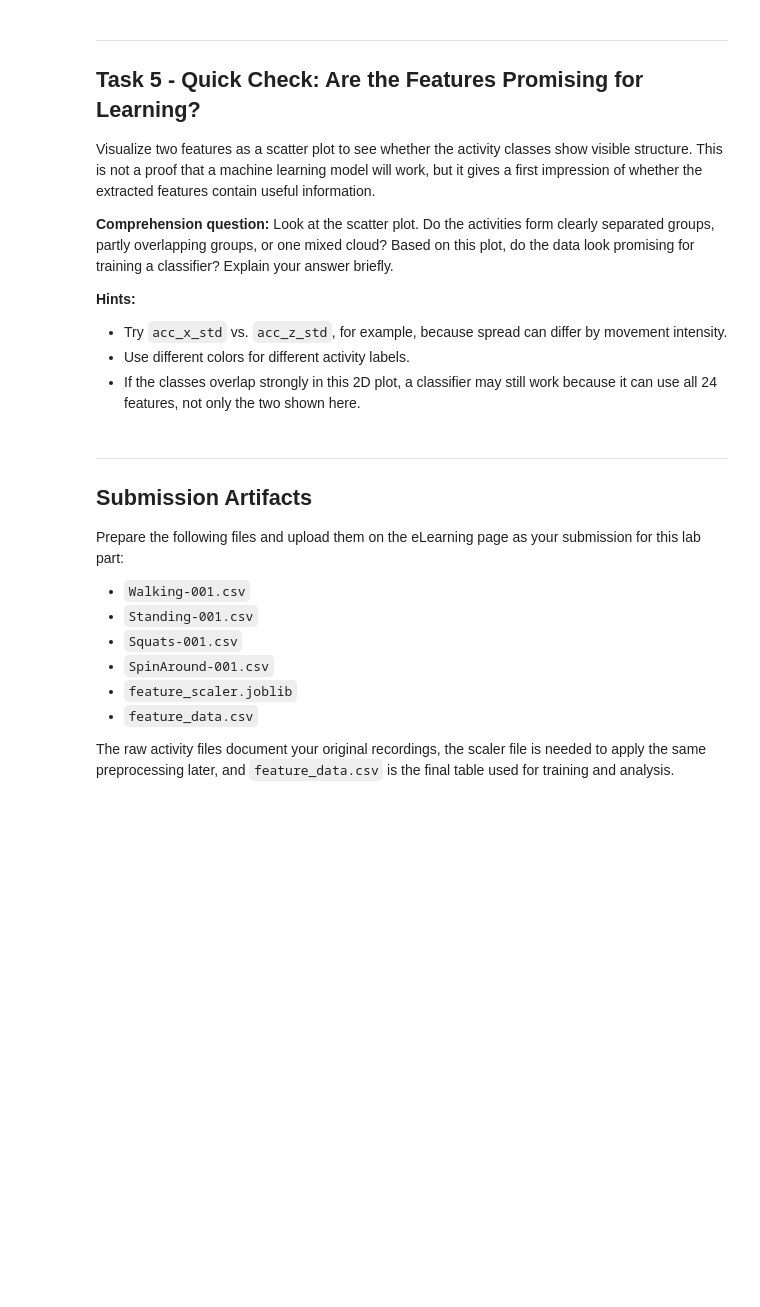
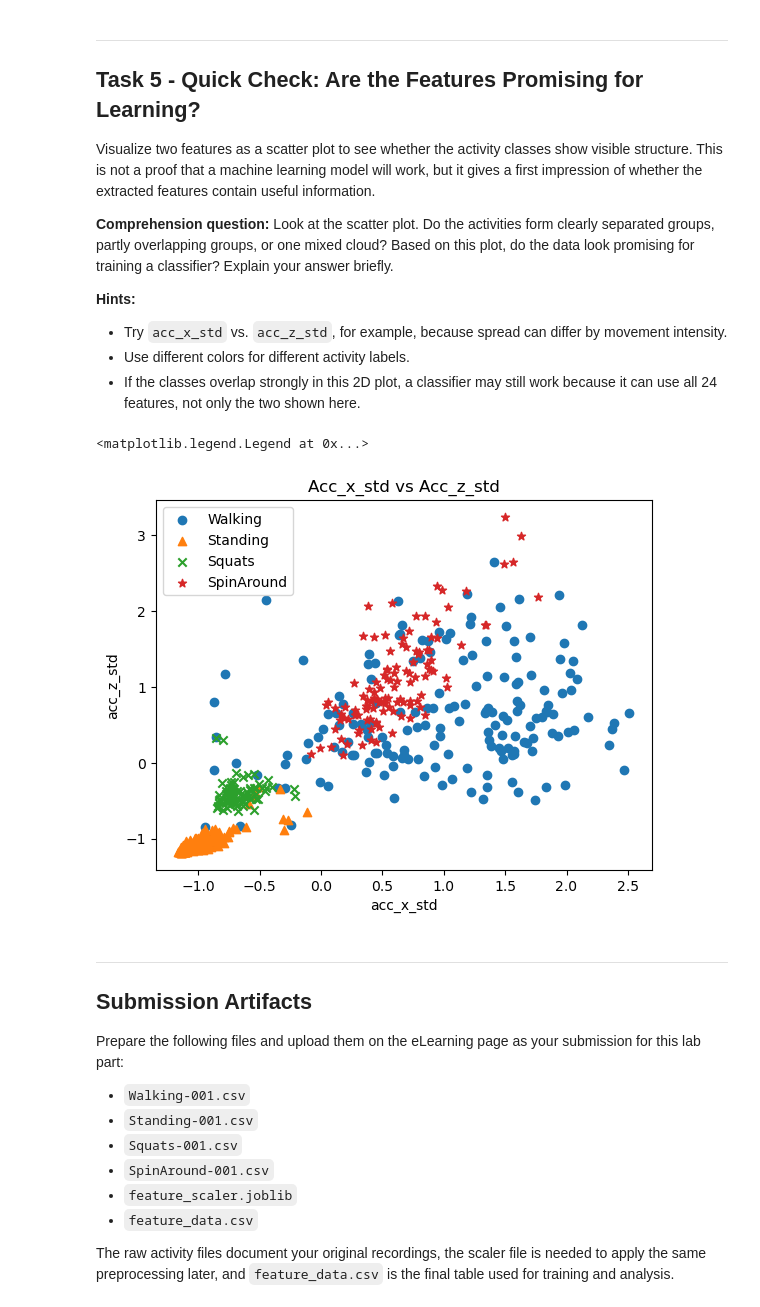
Before and after one commit to dhanushmaverick/Machine-Learning-Project, a Jupyter notebook: ML_Lab_Part_I.ipynb, the cells around one changed output. Cells and saved outputs as stored; diff of their text form; code cells hidden in the pictures; blank space fills up the shorter version.

```diff
--- a/ML_Lab_Part_I.ipynb
+++ b/ML_Lab_Part_I.ipynb
@@ -392,3 +386,6 @@ print("Your original shape:", data.shape)
 # TODO: create sliding windows from the original data
 # TODO: print the number of windows
 # TODO: print the shape of the first window
+windows = sliding_windows(data);
+print(f'Number of windows: {len(windows)}')
+print(f'Shape of first window: {windows[0].shape}')
@@ -444,10 +458,18 @@ def process_activity(df: pd.DataFrame) -> np.ndarray:
     # TODO: call sliding_windows
     # TODO: call extract_features for each window
     # TODO: stack the results into an array (np.vstack or np.array)
+    windows = sliding_windows(data)
+    result_feature = []
+
+    for window in windows:
+        result_feature.append(extract_features(window).tolist())
+
+    return np.array(result_feature)
     pass
 
 
 features = {}  # Dict: activity name -> feature array
 for activity, df in raw.items():
     features[activity] = process_activity(df)
+
     print(f"{activity}: {features[activity].shape[0]} windows, {features[activity].shape[1]} features")
@@ -499,9 +549,13 @@ into one shared dataset. Print the result for verification.
 # TODO: create a label array for each activity
 # Hint: ACTIVITIES maps activity names to numeric labels
 
-X = None  # Feature matrix: (n_total, 24)
-y = None  # Label vector:   (n_total,)
-
+X = np.zeros((1,24))  # Feature matrix: (n_total, 24)
+y = np.ones((1,))  # Label vector:   (n_total,)
+for activity,label in ACTIVITIES.items():
+    y=np.concatenate([y,np.ones(features[activity].shape[0])*label])
+    X=np.vstack([X,features[activity]])
+X = np.delete(X,0,axis=0);
+y = np.delete(y,0,axis=0)
 # TODO: combine all activities
 
 print(f"Full dataset: {X.shape[0]} Windows, {X.shape[1]} Features")
@@ -525,8 +586,10 @@ from sklearn.preprocessing import StandardScaler, MinMaxScaler
 # Examples:
 # scaler = StandardScaler()
 # scaler = MinMaxScaler()
-
-scaler = None
-
+#Standard scaler would be the better option as it makes features more comparable.Furthermore, MinMaxScaler is only suitable for values between a fixed range but we cannot guarantee a fixed range because different ppl have different activity levels.
+scaler = StandardScaler()
 # TODO: fit the scaler on X and transform X
+X_transformed = scaler.fit_transform(X)
 # TODO: Then verify by showing std, mean or min and max of each feature
+for i in range(len(FEATURE_NAMES)):
+    print(f"Mean of Feature {FEATURE_NAMES[i]} is {np.mean(X_transformed[:,i])}, Standard deviation: {np.std(X_transformed[:,i])}, Min: {np.min(X_transformed[:,i])}, Max: {np.max(X_transformed[:,i])}")
@@ -576,12 +663,24 @@ Look at the scatter plot. Do the activities form clearly separated groups, partl
 # %%
 # TODO: scatter plot two features, colored by activity
 feature_x = "acc_x_std"
 feature_y = "acc_z_std"
 
 idx_x = FEATURE_NAMES.index(feature_x)
 idx_y = FEATURE_NAMES.index(feature_y)
-
+markers = ['o','^','x','*']
 # TODO: plt.scatter(...) with legend
+for i, label in enumerate(np.unique(y)):
+    plt.scatter(X_transformed[y==label,idx_x],
+                X_transformed[y==label,idx_y],
+                marker=markers[i%len(markers)]
+                )
+plt.title("Acc_x_std vs Acc_z_std")
+plt.xlabel("acc_x_std")
+plt.ylabel("acc_z_std")
+plt.legend(["Walking","Standing","Squats","SpinAround"],loc="best")
+# %% [output]
+<matplotlib.legend.Legend at 0x...>
+[figure, added]
 # %% [markdown]
 ---
 ## Submission Artifacts
```
Also changed, not shown: parts of 12 cells of this notebook, 4 other files.
